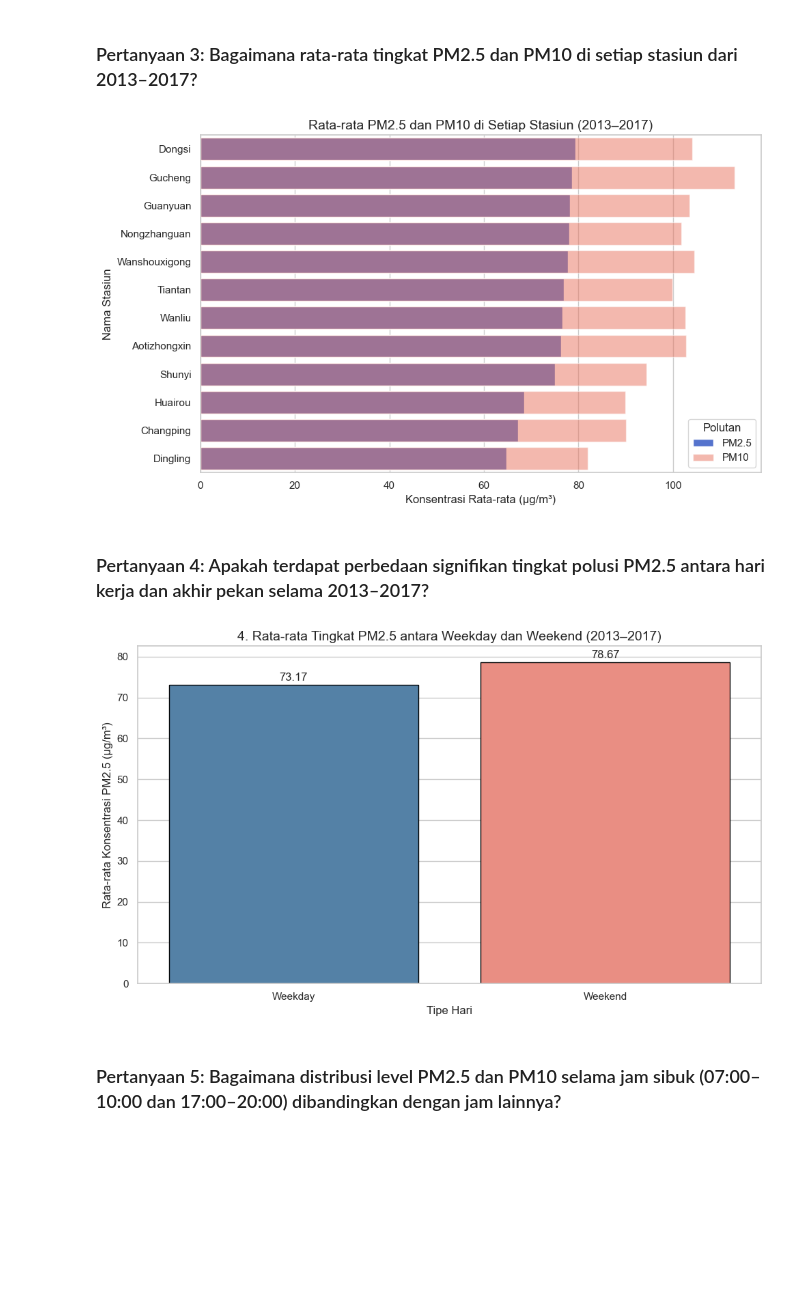
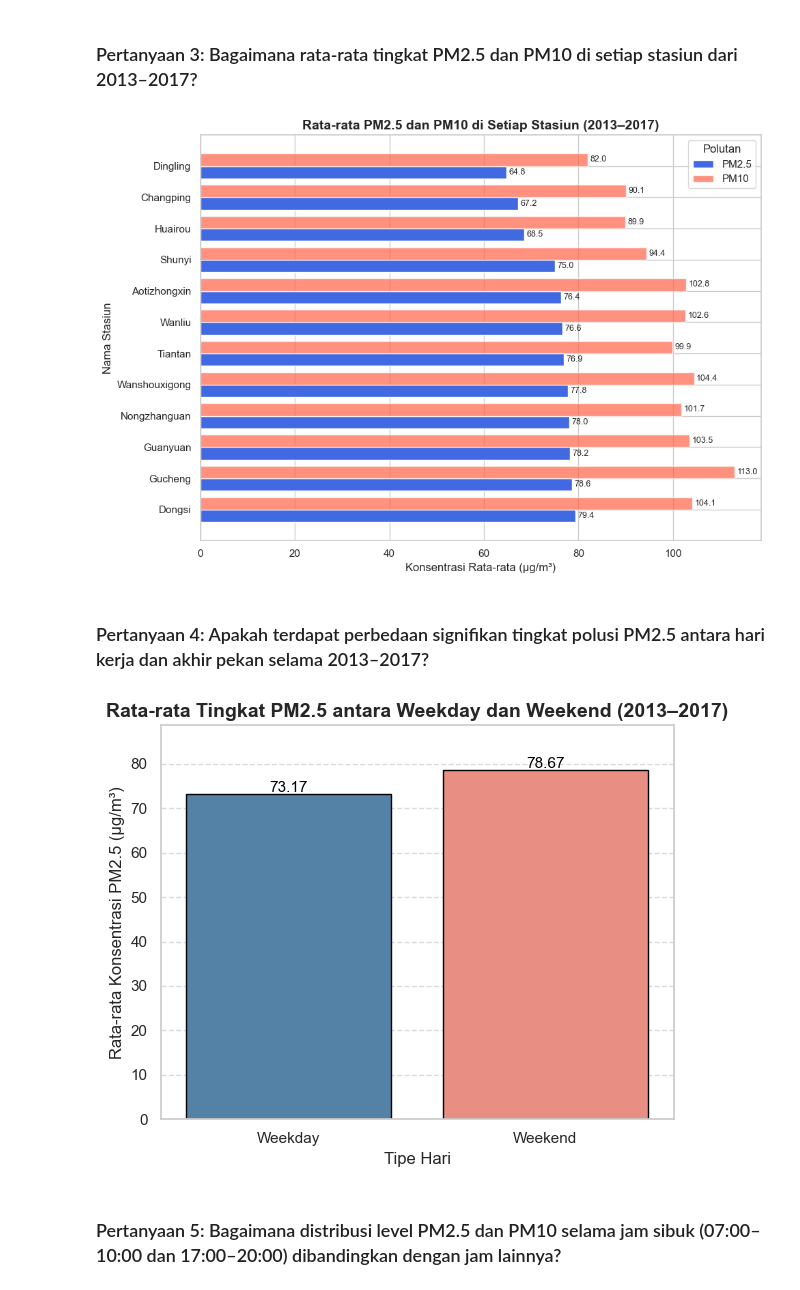
Before and after one commit to NanaBanana14/Data-Analysis-Air-Quality-Of-Beijing-Station, a Jupyter notebook: notebook.ipynb, the cells around one changed output. Cells and saved outputs as stored; diff of their text form; code cells hidden in the pictures; blank space fills up the shorter version.

```diff
--- a/notebook.ipynb
+++ b/notebook.ipynb
@@ -685,33 +803,39 @@ plt.show()
 # %%
 avg_pm_station = df_2013_2017.groupby('station')[['PM2.5', 'PM10']].mean().reset_index()
 avg_pm_station = avg_pm_station.sort_values('PM2.5', ascending=False)
 
-plt.figure()
-sns.barplot(
-    data=avg_pm_station,
-    x='PM2.5', y='station',
-    color='royalblue', label='PM2.5'
-)
-sns.barplot(
-    data=avg_pm_station,
-    x='PM10', y='station',
-    color='tomato', alpha=0.5, label='PM10'
-)
+plt.figure(figsize=(10, 7))
 
-plt.title('Rata-rata PM2.5 dan PM10 di Setiap Stasiun (2013–2017)', fontsize=14)
+bar_width = 0.4
+indices = np.arange(len(avg_pm_station))
+
+# Barplot PM2.5
+plt.barh(indices, avg_pm_station['PM2.5'], height=bar_width, color='royalblue', label='PM2.5')
+
+# Barplot PM10, sedikit bergeser agar tidak tumpang tindih
+plt.barh(indices + bar_width, avg_pm_station['PM10'], height=bar_width, color='tomato', alpha=0.7, label='PM10')
+
+plt.yticks(indices + bar_width / 2, avg_pm_station['station'])
 plt.xlabel('Konsentrasi Rata-rata (µg/m³)')
 plt.ylabel('Nama Stasiun')
+plt.title('Rata-rata PM2.5 dan PM10 di Setiap Stasiun (2013–2017)', fontsize=14, weight='bold')
+
 plt.legend(title='Polutan')
+
+# Tambahkan label nilai pada ujung bar
+for i in range(len(avg_pm_station)):
+    plt.text(avg_pm_station['PM2.5'].iloc[i] + 0.5, i, f"{avg_pm_station['PM2.5'].iloc[i]:.1f}", va='center', fontsize=9)
+    plt.text(avg_pm_station['PM10'].iloc[i] + 0.5, i + bar_width, f"{avg_pm_station['PM10'].iloc[i]:.1f}", va='center', fontsize=9)
+
 plt.tight_layout()
 plt.show()
 # %% [output]
-[figure, old version]
+[figure, new version]
 # %% [markdown]
 ### Pertanyaan 4: Apakah terdapat perbedaan signifikan tingkat polusi PM2.5 antara hari kerja dan akhir pekan selama 2013–2017?
 # %%
-pm25_daytype = df_2013_2017.groupby('day_type')['PM2.5'].mean().reset_index()
+plt.figure(figsize=(6, 5))
 
-plt.figure()
 sns.barplot(
     data=pm25_daytype,
     x='day_type',
@@ -723,22 +847,26 @@ sns.barplot(
     legend=False
 )
 
-plt.title('4. Rata-rata Tingkat PM2.5 antara Weekday dan Weekend (2013–2017)', fontsize=14)
+plt.title('Rata-rata Tingkat PM2.5 antara Weekday dan Weekend (2013–2017)', fontsize=14, weight='bold')
 plt.xlabel('Tipe Hari')
 plt.ylabel('Rata-rata Konsentrasi PM2.5 (µg/m³)')
+plt.ylim(0, pm25_daytype['PM2.5'].max() + 10)
+
+plt.grid(axis='y', linestyle='--', alpha=0.7)
 
 for index, row in pm25_daytype.iterrows():
     plt.text(
-        index, row['PM2.5'] + 1,
+        index, row['PM2.5'] + 0.5,
         f"{row['PM2.5']:.2f}",
         ha='center',
-        fontsize=12
+        fontsize=11,
+        color='black'
     )
 
 plt.tight_layout()
 plt.show()
 # %% [output]
-[figure, old version]
+[figure, new version]
 # %% [markdown]
 ### Pertanyaan 5: Bagaimana distribusi level PM2.5 dan PM10 selama jam sibuk (07:00–10:00 dan 17:00–20:00) dibandingkan dengan jam lainnya?
 # %%
```
Also changed, not shown: parts of 65 cells of this notebook, 1 other file.
